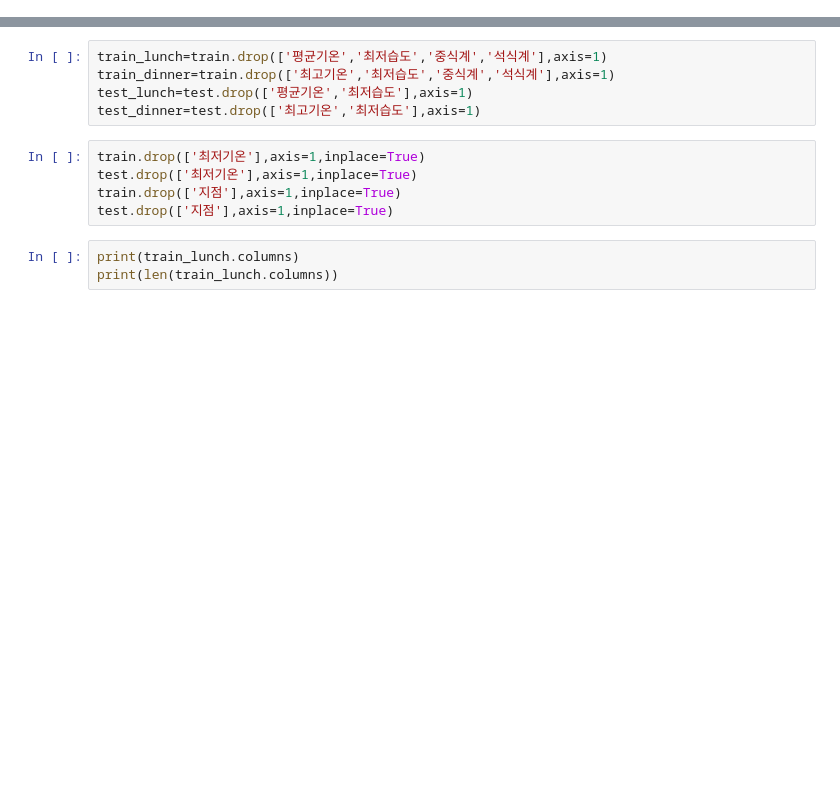
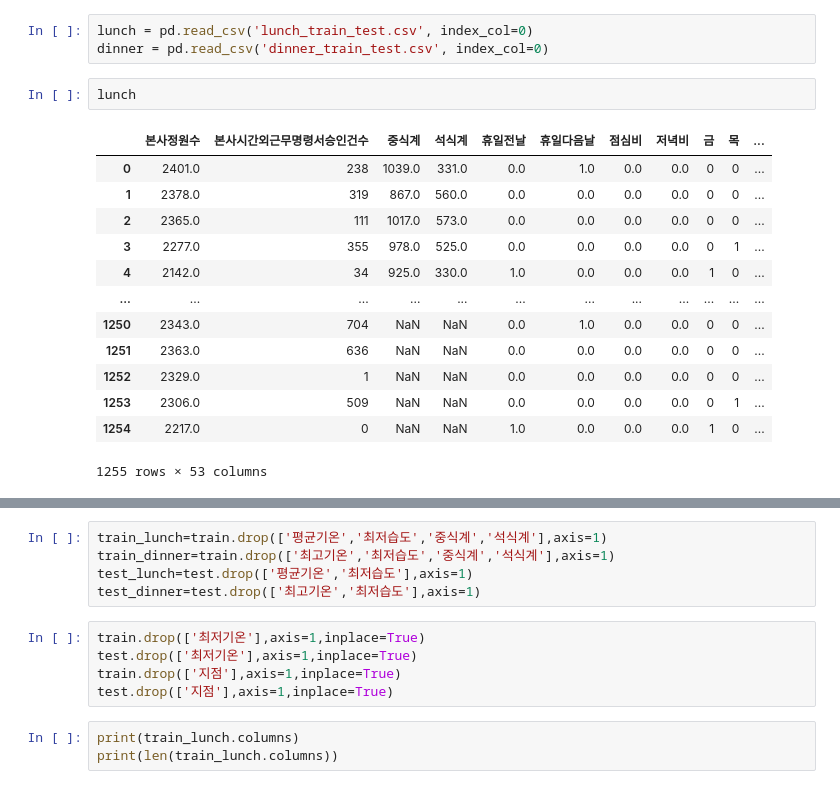
Before and after one commit to hong1468/Dacon_LH_cafeteria, a Jupyter notebook: jc/0722_모델링.ipynb, the cells around one changed output, grey strips where cells are left out. Saved outputs shown, nothing was run; the diff lists cells and outputs as text; blank space fills up the shorter version.

```diff
--- a/disability_jm/0718 모델링.ipynb
+++ b/jc/0722_모델링.ipynb
@@ -101,0 +24,19 @@ test.drop(['일자','조식메뉴'],axis=1,inplace=True)
+# %%
+lunch = pd.read_csv('lunch_train_test.csv', index_col=0)
+dinner = pd.read_csv('dinner_train_test.csv', index_col=0)
+# %%
+lunch
+# %% [output]
+|  | 본사정원수 | 본사시간외근무명령서승인건수 | 중식계 | 석식계 | 휴일전날 | 휴일다음날 | 점심비 | 저녁비 | 금 | 목 | ... |
+| 0 | 2401.0 | 238 | 1039.0 | 331.0 | 0.0 | 1.0 | 0.0 | 0.0 | 0 | 0 | ... |
+| 1 | 2378.0 | 319 | 867.0 | 560.0 | 0.0 | 0.0 | 0.0 | 0.0 | 0 | 0 | ... |
+| 2 | 2365.0 | 111 | 1017.0 | 573.0 | 0.0 | 0.0 | 0.0 | 0.0 | 0 | 0 | ... |
+| 3 | 2277.0 | 355 | 978.0 | 525.0 | 0.0 | 0.0 | 0.0 | 0.0 | 0 | 1 | ... |
+| 4 | 2142.0 | 34 | 925.0 | 330.0 | 1.0 | 0.0 | 0.0 | 0.0 | 1 | 0 | ... |
+| ... | ... | ... | ... | ... | ... | ... | ... | ... | ... | ... | ... |
+| 1250 | 2343.0 | 704 | NaN | NaN | 0.0 | 1.0 | 0.0 | 0.0 | 0 | 0 | ... |
+| 1251 | 2363.0 | 636 | NaN | NaN | 0.0 | 0.0 | 0.0 | 0.0 | 0 | 0 | ... |
+| 1252 | 2329.0 | 1 | NaN | NaN | 0.0 | 0.0 | 0.0 | 0.0 | 0 | 0 | ... |
+| 1253 | 2306.0 | 509 | NaN | NaN | 0.0 | 0.0 | 0.0 | 0.0 | 0 | 1 | ... |
+| 1254 | 2217.0 | 0 | NaN | NaN | 1.0 | 0.0 | 0.0 | 0.0 | 1 | 0 | ... |
+1255 rows × 53 columns
```
Also changed, not shown: parts of 25 cells of this notebook, 21 other files.
